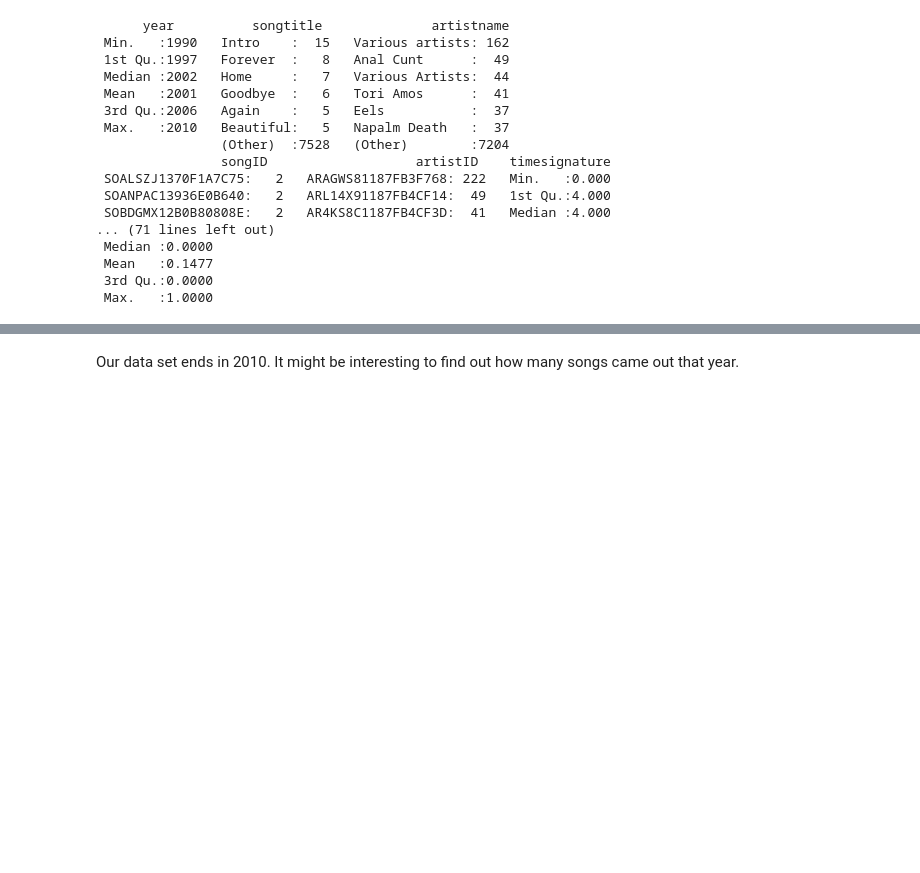
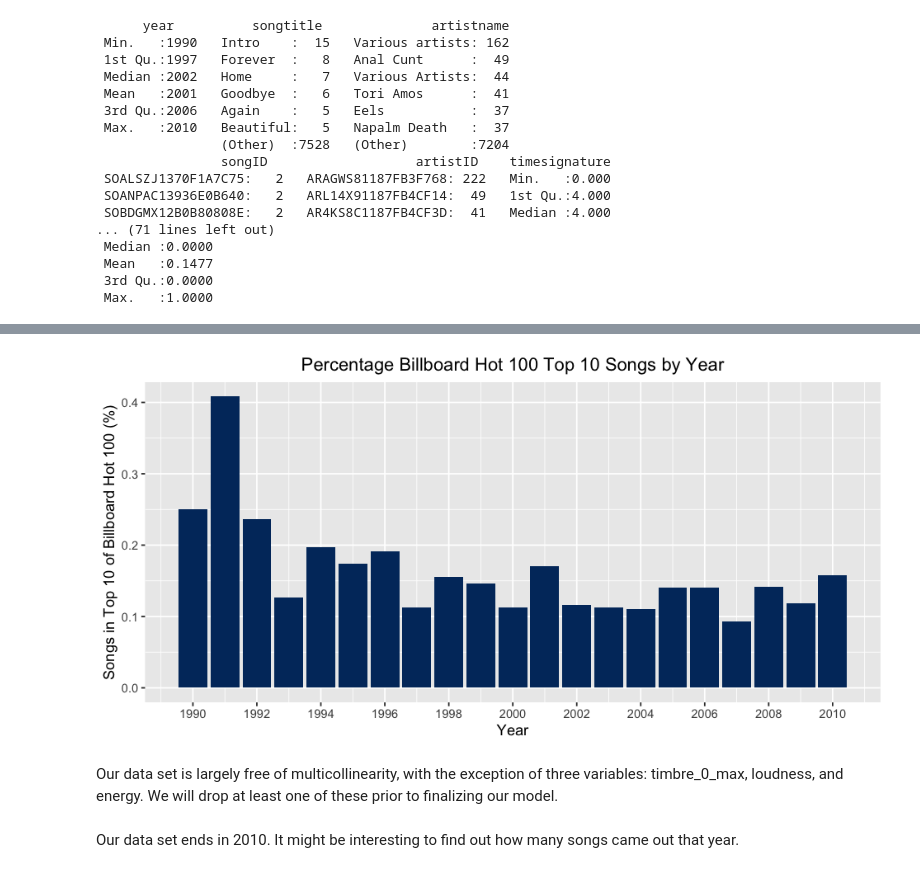
Before and after one commit to RDallavia/MITxDataAnalyticsEdge, a Jupyter notebook: LogisticRegression/PredictingSongPopularity.ipynb, the cells around one changed output, grey strips where cells are left out. Drawn from its saved outputs; the diff is of its cells as text; code cells hidden in the pictures; blank space fills up the shorter version.

```diff
--- a/LogisticRegression/PredictingSongPopularity.ipynb
+++ b/LogisticRegression/PredictingSongPopularity.ipynb
@@ -100,0 +156,16 @@ summary(songs)
+# %%
+Pct_Top10_by_year = songs %>%
+    group_by(year, Top10) %>%
+    summarise (n = n()) %>%
+    mutate(Percentage = n / sum(n)) %>%
+    filter(Top10==1)
+options(repr.plot.width=8, repr.plot.height=4)
+ggplot(Pct_Top10_by_year, aes(x = year, y = Percentage)) +
+    geom_bar(stat='identity', fill="#00356B") +
+    ggtitle("Percentage Billboard Hot 100 Top 10 Songs by Year") +
+    theme(plot.title = element_text(hjust=.5)) +
+    xlab("Year") +
+    ylab("Songs in Top 10 of Billboard Hot 100 (%)") +
+    scale_x_continuous(breaks=seq(1990,2010,2))
+# %% [output]
+[figure, added]
@@ -101,3 +178,5 @@ summary(songs)
+# %% [markdown]
+Our data set is largely free of multicollinearity, with the exception of three variables: timbre_0_max, loudness, and energy. We will drop at least one of these prior to finalizing our model.
 # %% [markdown]
 Our data set ends in 2010. It might be interesting to find out how many songs came out that year.
 # %%
```
Also changed, not shown: parts of 32 cells of this notebook.
